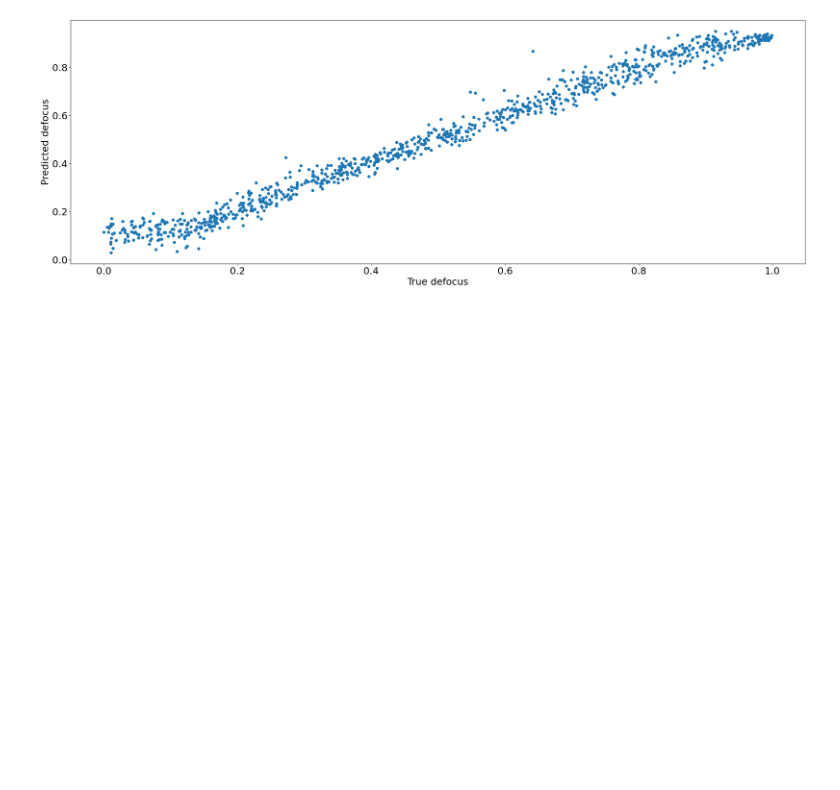
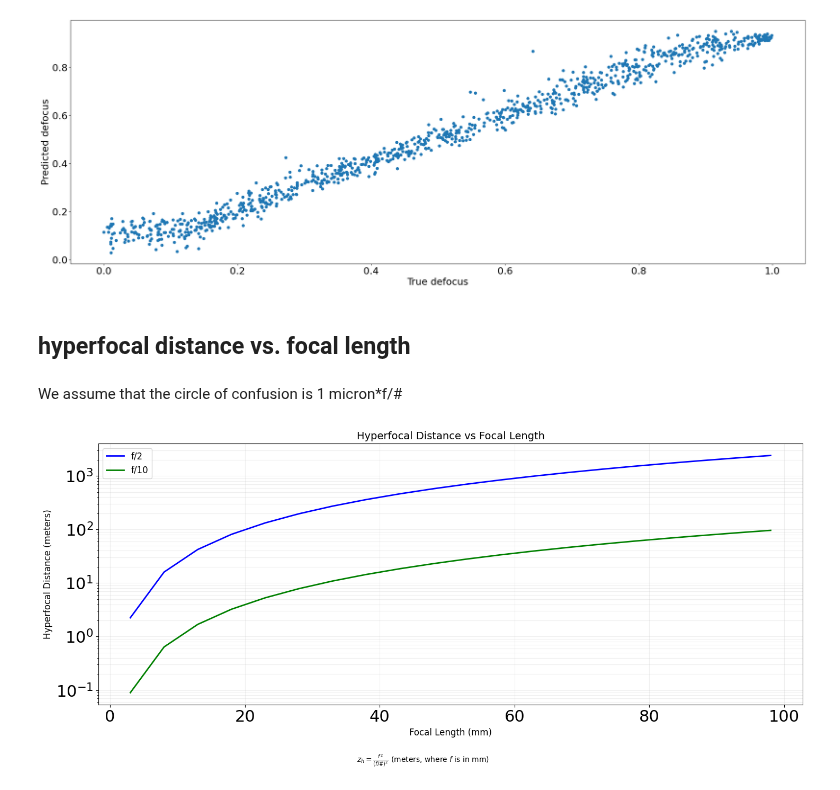
Before and after one commit to arizonaCameraLab/computationalImaging, a Jupyter notebook: Chapter10SamplingStrategy/DefocusEstimation.ipynb, the cells around one changed output. Cells and saved outputs as stored; diff of their text form; code cells hidden in the pictures; blank space fills up the shorter version.

```diff
--- a/Chapter10SamplingStrategy/DefocusEstimation.ipynb
+++ b/Chapter10SamplingStrategy/DefocusEstimation.ipynb
@@ -171,3 +164,51 @@ plt.savefig('defocusAccuracy.png')
 # %% [output]
 32/32 [==============================] - 0s 3ms/step
 [figure]
+# %% [markdown]
+## hyperfocal distance vs. focal length
+# %% [markdown]
+We assume that the circle of confusion is 1 micron*f/#
+# %%
+
+# Define focal lengths from 10mm to 200mm in increments of 10mm
+focal_lengths = np.arange(0.003, 0.100, 0.005)
+
+# Calculate hyperfocal distances for f/2 and f/10 (converting to meters)
+hyperfocal_f2 = (10**6 * focal_lengths**2 / 2**2)   # in meters
+hyperfocal_f10 = (10**6 * focal_lengths**2 / 10**2)  # in meters
+
+# Create the plot
+plt.figure(figsize=(15, 7))
+
+# Plot both lines
+plt.plot(1000*focal_lengths, hyperfocal_f2, 'b-', linewidth=2, label='f/2')
+plt.plot(1000*focal_lengths, hyperfocal_f10, 'g-', linewidth=2, label='f/10')
+
+# Set y-axis to log scale to better visualize the range
+plt.yscale('log')
+
+# Add grid
+plt.grid(True, which="both", ls="-", alpha=0.2)
+
+# Add labels and title
+plt.xlabel('Focal Length (mm)', fontsize=12)
+plt.ylabel('Hyperfocal Distance (meters)', fontsize=12)
+plt.title('Hyperfocal Distance vs Focal Length', fontsize=14)
+
+# Add legend
+plt.legend(loc='best', fontsize=12)
+
+# Add text explaining the formula
+formula_text = "$z_h = \\frac{ f^2}{(f/\\#)^2}$ (meters, where $f$ is in mm)"
+plt.figtext(0.5, 0.01, formula_text, ha='center', fontsize=10)
+
+# Adjust layout
+plt.tight_layout(rect=[0, 0.03, 1, 0.95])
+
+# Show the plot
+plt.show()
+
+# Optional: Save the figure to a file
+# plt.savefig('hyperfocal_distance_plot.png', dpi=300)
+# %% [output]
+[figure, added]
```
Also changed, not shown: parts of 1 cell of this notebook.
